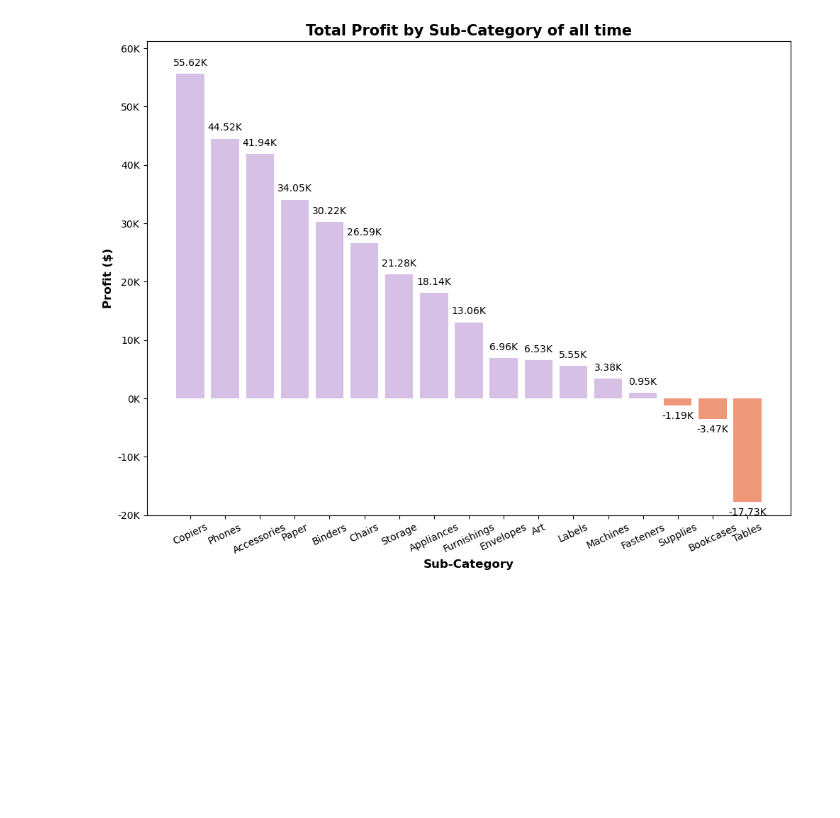
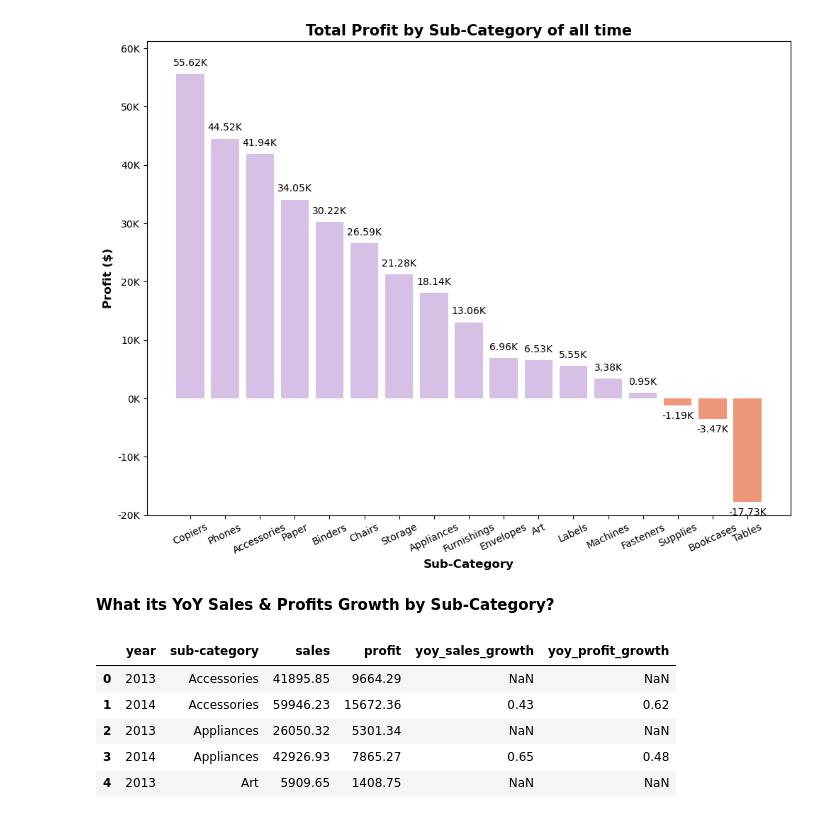
Before and after one commit to annugit1655/Global-Superstore-Project, a Jupyter notebook: notebooks/order-return-US-sales-analysis.ipynb, the cells around one changed output. Cells and saved outputs as stored; diff of their text form; code cells hidden in the pictures; blank space fills up the shorter version.

Commit message:
yoy_sales_profit_category

```diff
--- a/notebooks/order-return-US-sales-analysis.ipynb
+++ b/notebooks/order-return-US-sales-analysis.ipynb
@@ -2372,3 +2372,29 @@ plt.tight_layout()
 plt.show()
 # %% [output]
 [figure]
+# %% [markdown]
+**What its YoY Sales & Profits Growth by Sub-Category?**
+# %%
+sub_yoy_df = (
+    us_merged_df[us_merged_df['year'].isin([latest_year-1, latest_year])].groupby(['year', 'sub-category'], as_index=False)
+    .agg({
+        'sales' : 'sum',
+        'profit' : 'sum'
+    })
+    .round(2)
+    .sort_values(['sub-category', 'year'])
+    .reset_index(drop=True)
+)
+
+# Compute YoY sales and profit growth
+sub_yoy_df['yoy_sales_growth'] = sub_yoy_df.groupby(['sub-category'])['sales'].pct_change().round(2)
+sub_yoy_df['yoy_profit_growth'] = sub_yoy_df.groupby(['sub-category'])['profit'].pct_change().round(2)
+
+display(sub_yoy_df.head())
+# %% [output]
+|  | year | sub-category | sales | profit | yoy_sales_growth | yoy_profit_growth |
+| 0 | 2013 | Accessories | 41895.85 | 9664.29 | NaN | NaN |
+| 1 | 2014 | Accessories | 59946.23 | 15672.36 | 0.43 | 0.62 |
+| 2 | 2013 | Appliances | 26050.32 | 5301.34 | NaN | NaN |
+| 3 | 2014 | Appliances | 42926.93 | 7865.27 | 0.65 | 0.48 |
+| 4 | 2013 | Art | 5909.65 | 1408.75 | NaN | NaN |
```
